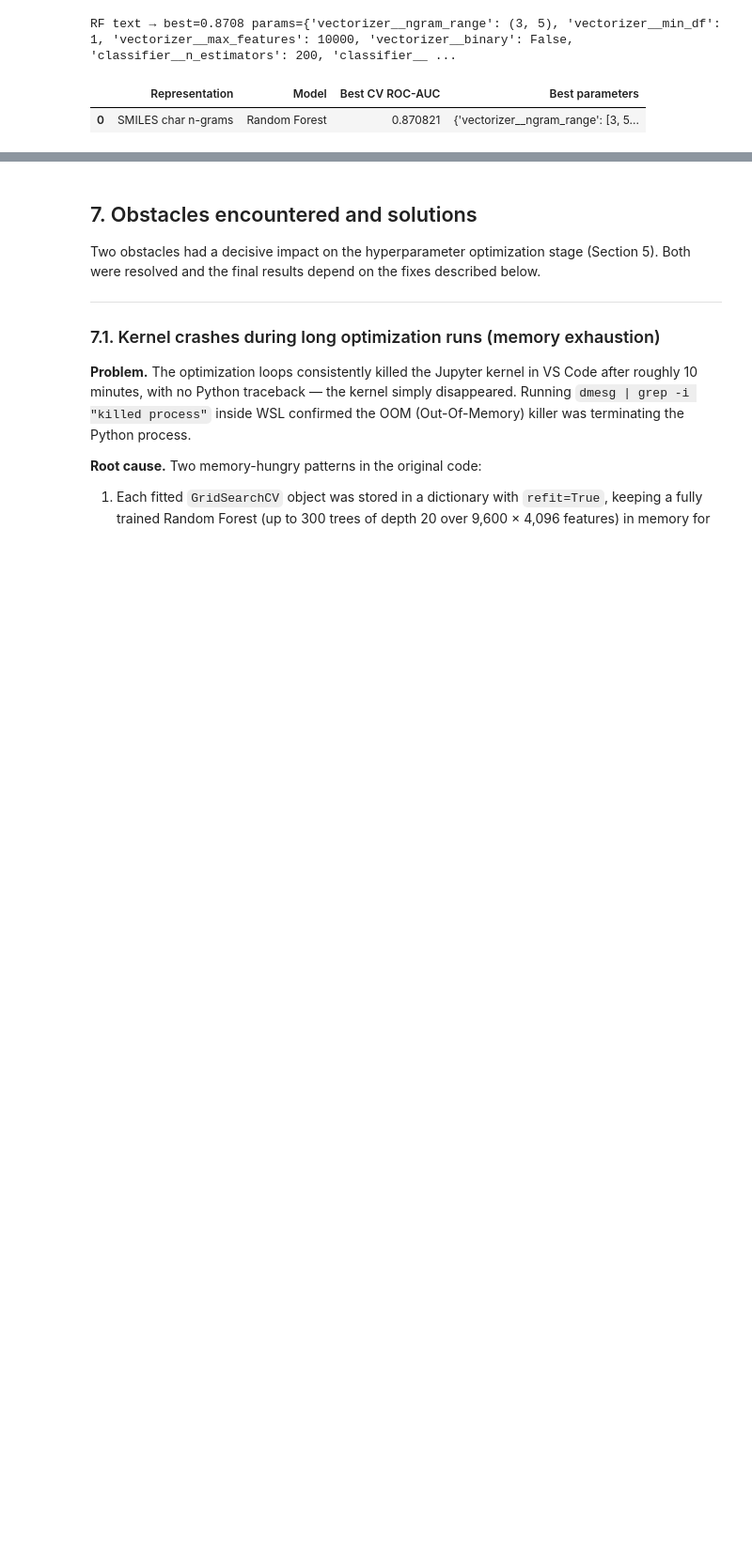
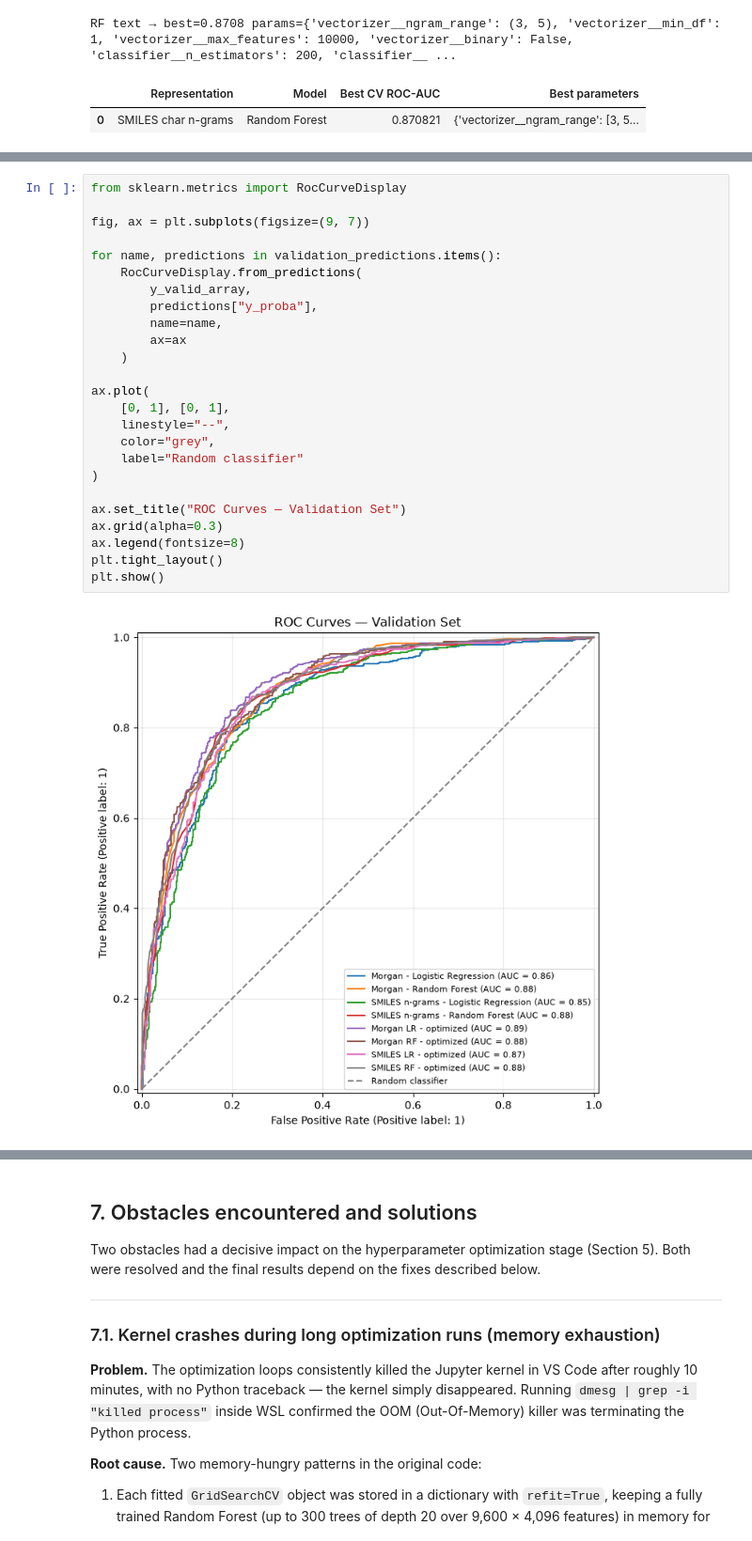
Before and after one commit to Gleisongarcia/Machine-learning-project, a Jupyter notebook: notebooks/cyp2c19_ml_analysis.ipynb, the cells around one changed output, grey strips where cells are left out. Shown at 94% size. Saved outputs shown, nothing was run; the diff lists cells and outputs as text; blank space fills up the shorter version.

```diff
--- a/notebooks/cyp2c19_ml_analysis.ipynb
+++ b/notebooks/cyp2c19_ml_analysis.ipynb
@@ -1102,0 +1391,27 @@ all_results
+# %%
+from sklearn.metrics import RocCurveDisplay
+
+fig, ax = plt.subplots(figsize=(9, 7))
+
+for name, predictions in validation_predictions.items():
+    RocCurveDisplay.from_predictions(
+        y_valid_array,
+        predictions["y_proba"],
+        name=name,
+        ax=ax
+    )
+
+ax.plot(
+    [0, 1], [0, 1],
+    linestyle="--",
+    color="grey",
+    label="Random classifier"
+)
+
+ax.set_title("ROC Curves — Validation Set")
+ax.grid(alpha=0.3)
+ax.legend(fontsize=8)
+plt.tight_layout()
+plt.show()
+# %% [output]
+[figure, added]
```
Also changed, not shown: parts of 20 cells of this notebook.
